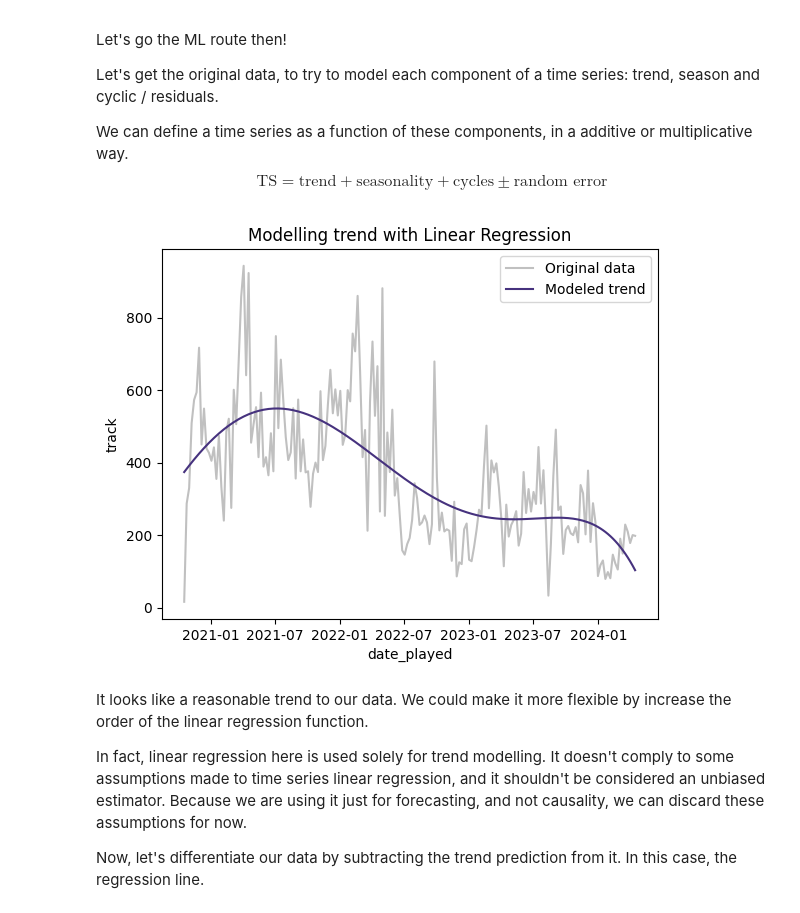
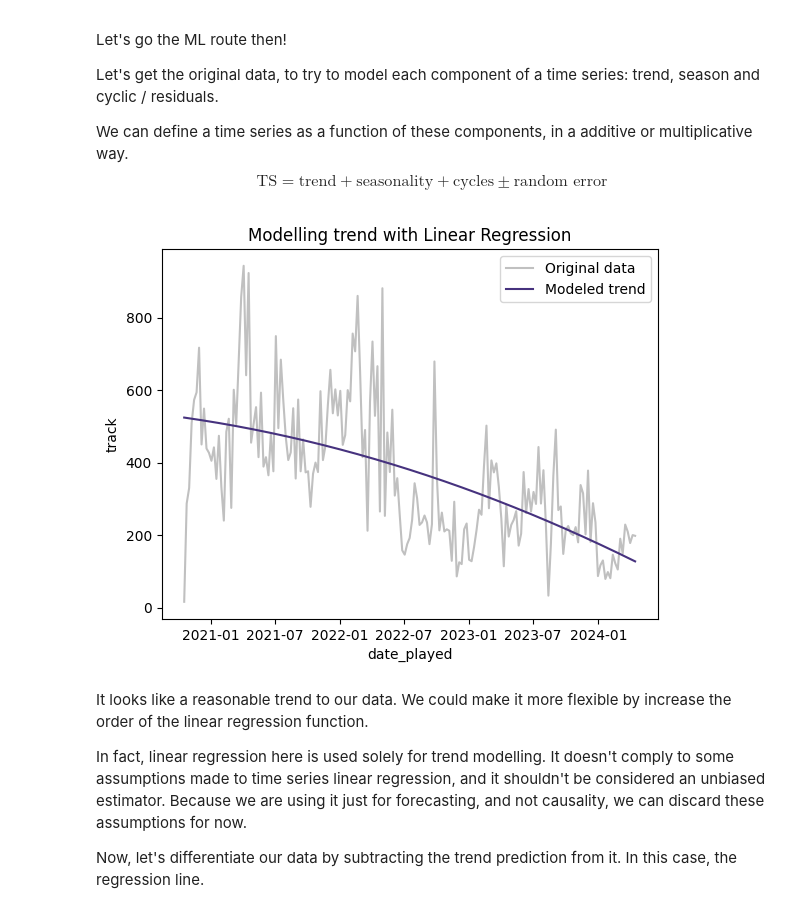
Before and after one commit to 0-lucas/music-analysis, a Jupyter notebook: modelling.ipynb, the cells around one changed output. Drawn from its saved outputs; the diff is of its cells as text; code cells hidden in the pictures.

```diff
--- a/modelling.ipynb
+++ b/modelling.ipynb
@@ -18,6 +18,6 @@ sns.set_palette("viridis")
 # %% [markdown]
 The data was already explored in the [previous notebook](eda.ipynb). Now let's try to create a statistical/ Machine Learning model that can capture and inference from the data.
 # %%
-music = get_music_time_series(read_csv_properly("scrobbles.csv"), "W")["track"]
+music = get_music_time_series(read_csv_properly("scrobbles_slayeronz.csv"), "W")["track"]
 sns.lineplot(music);
 # %% [output]
@@ -106,23 +108,24 @@ $$
 # %%
 # Redefining train-test split for not differenciated data.
 train, test = train_test_split(music, random_state=42, shuffle=False, test_size=4)
 
 # Setting a trend line for the date index, with a constant feature.
 dp = DeterministicProcess(
-	train.index, constant=True, drop=True, order=7
+	train.index, constant=True, drop=True, order=2
 )
 
-model = LinearRegression(fit_intercept=True)
+# Using Linear Regression to model trend component
+model = LinearRegression(fit_intercept=False)
 model.fit(dp.in_sample(), train.values)
 
 trend_pred = pd.Series(model.predict(dp.in_sample()), index=train.index)
-forecast = pd.Series(model.predict(dp.out_of_sample(4)), index=test.index)
+trend_forecast = pd.Series(model.predict(dp.out_of_sample(4)), index=test.index)
 
 plot = sns.lineplot(train, label="Original data", color="silver")
 sns.lineplot(trend_pred, label="Modeled trend")
 plt.title("Modelling trend with Linear Regression");
 # %% [output]
-[figure, old version]
+[figure, new version]
 # %% [markdown]
 It looks like a reasonable trend to our data. We could make it more flexible by increase the order of the linear regression function.
 
```
Also changed, not shown: parts of 10 cells of this notebook, 1 other file.
